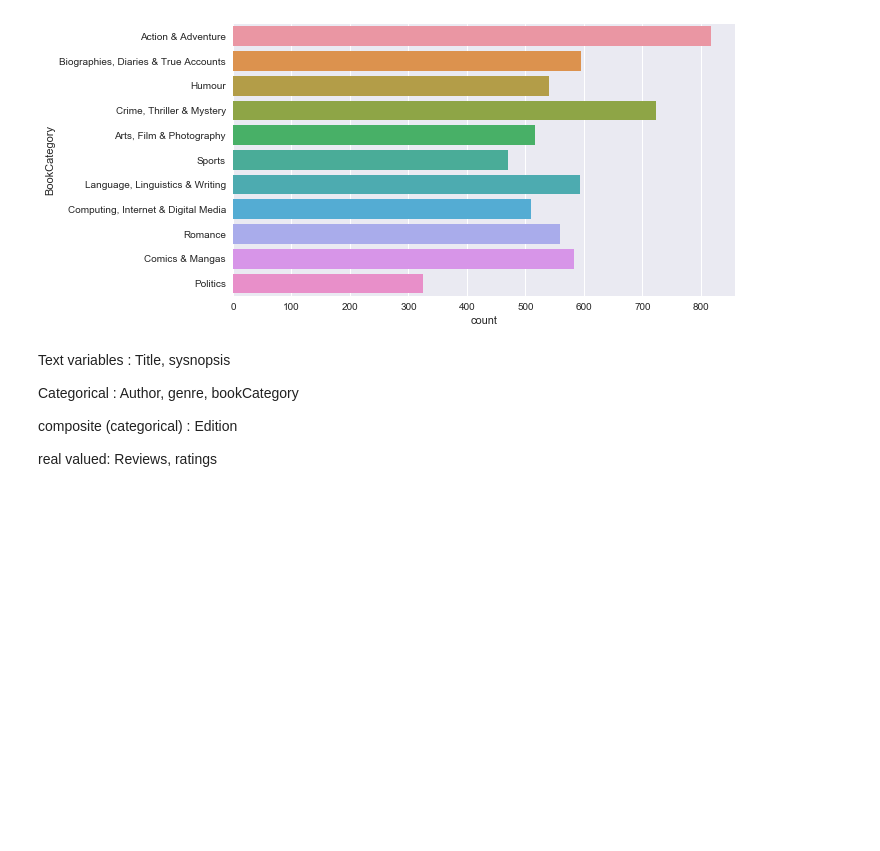
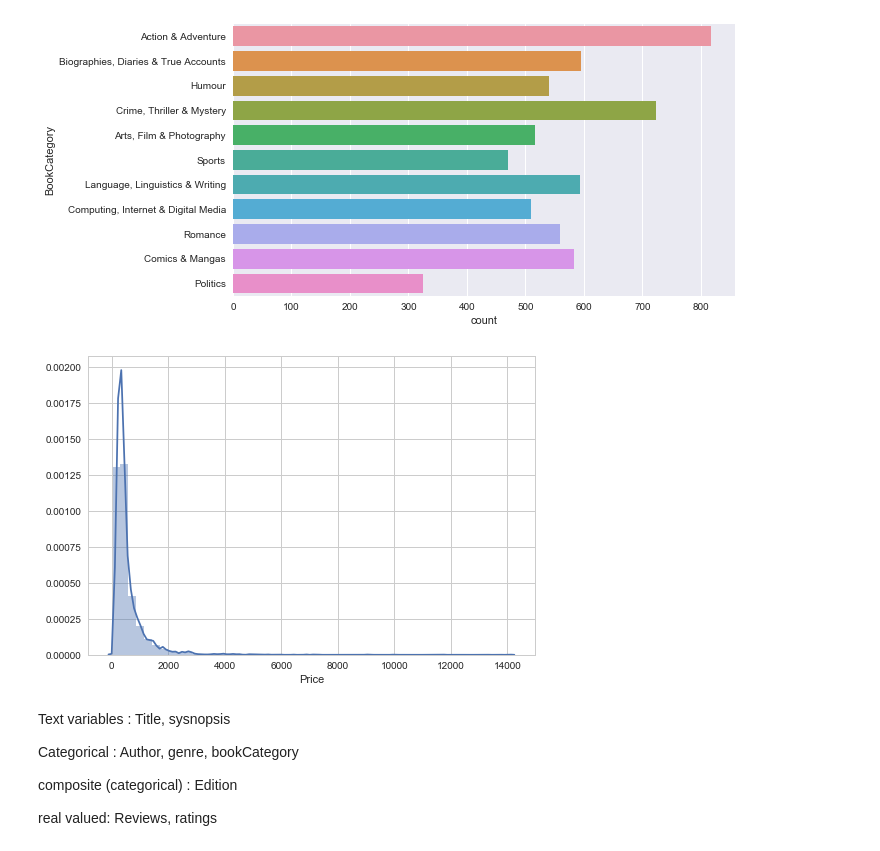
Before and after one commit to prerit2010/predictBookPrices, a Jupyter notebook: train_model.ipynb, the cells around one changed output. Saved outputs shown, nothing was run; the diff lists cells and outputs as text; code cells hidden in the pictures; blank space fills up the shorter version.

Commit message:
distribution plot of prices

```diff
--- a/train_model.ipynb
+++ b/train_model.ipynb
@@ -47,8 +47,10 @@ pyplot.pyplot.show()
 # %% [output]
 [figure]
 # %%
-# sns.distplot(df_train['Reviews']);
-# pyplot.pyplot.show()
+sns.distplot(df_train['Price']);
+pyplot.pyplot.show()
+# %% [output]
+[figure, added]
 # %%
 model = gensim.models.KeyedVectors.load_word2vec_format('models/GoogleNews-vectors-negative300.bin', binary=True)
 # %% [markdown]
```
Also changed, not shown: parts of 2 cells of this notebook.
